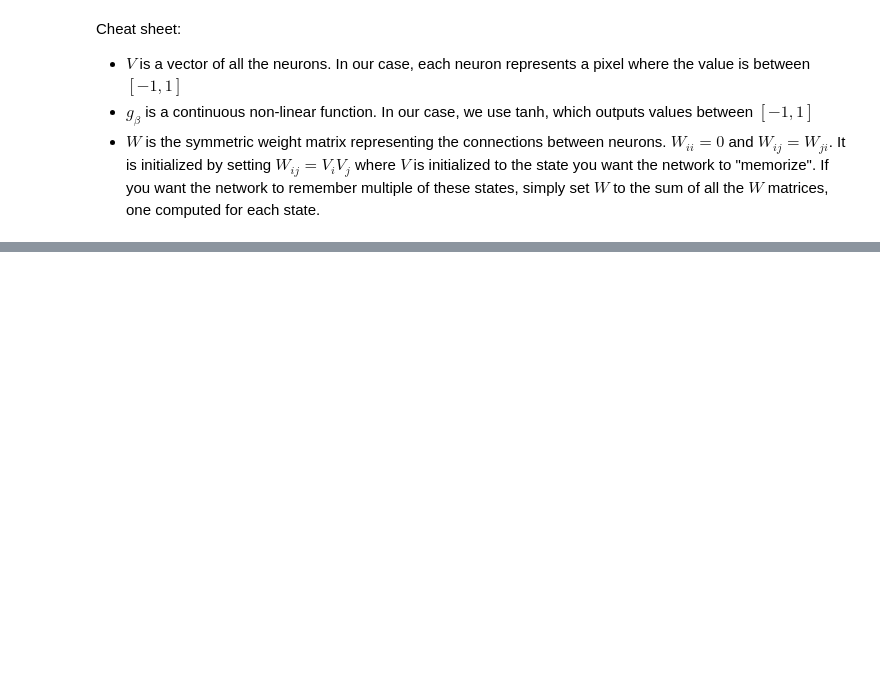
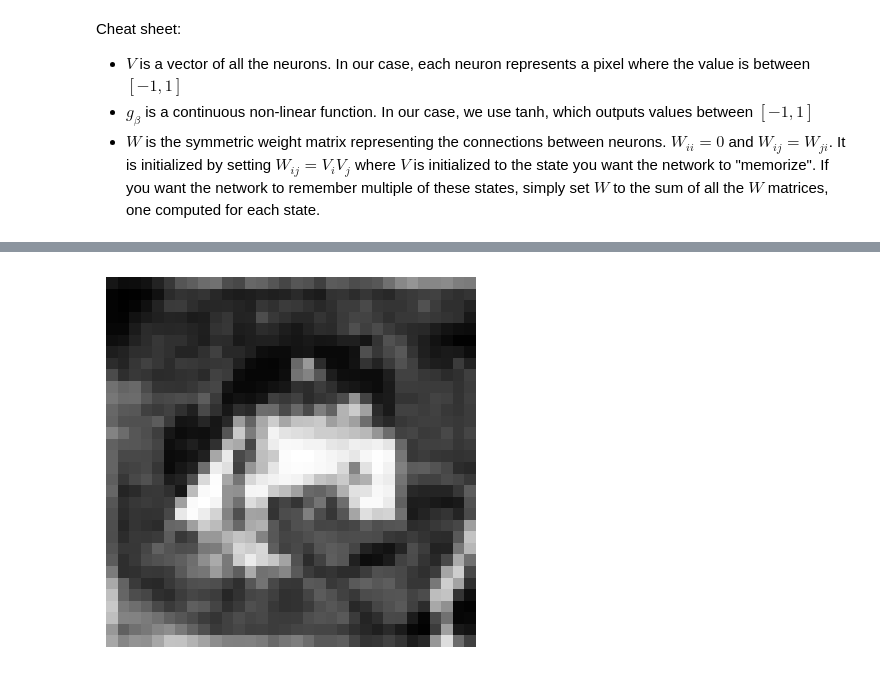
Before and after one commit to daniel-koronthaly/HopfieldImages, a Jupyter notebook: hopfield.ipynb, the cells around one changed output, grey strips where cells are left out. Cells and saved outputs as stored; diff of their text form; code cells hidden in the pictures; blank space fills up the shorter version.

```diff
--- a/hopfield.ipynb
+++ b/hopfield.ipynb
@@ -56 +86,17 @@ for i in range(num_images):
+# %%
+from scipy.integrate import solve_ivp
+
+# constants
+def g(u, b):
+    return np.tanh(u * b)
+
+tol = 1e-6 # integrate until converging to this tolerance
+tau = 1.0
+dt = 0.01
+beta = 0.01
+
+def hopfield_diff_eq(t, v):
+    u = np.dot(W, v) # check if this is equivalent to sum(W_ij * V_j) for all j
+    dvdt = (-v + g(u, beta))/tau
+    return dvdt
 # %%
@@ -91,3 +121,19 @@ while np.abs(current_state - prev_state).max() > tol:
 
 times = np.array(times)
 states = np.array(states)
+# %%
+if color_enabled:
+    final_img = states[-1].reshape((32,32,3))
+else:
+    final_img = states[-1].reshape((32,32))
+
+final_img = (final_img+1)/2
+
+if color_enabled:
+    plt.imshow(final_img, interpolation='nearest')
+else:
+    plt.imshow(final_img, cmap="gray", interpolation='nearest')
+plt.axis('off')
+plt.show()
+# %% [output]
+[figure, added]
```
Also changed, not shown: parts of 6 cells of this notebook.
